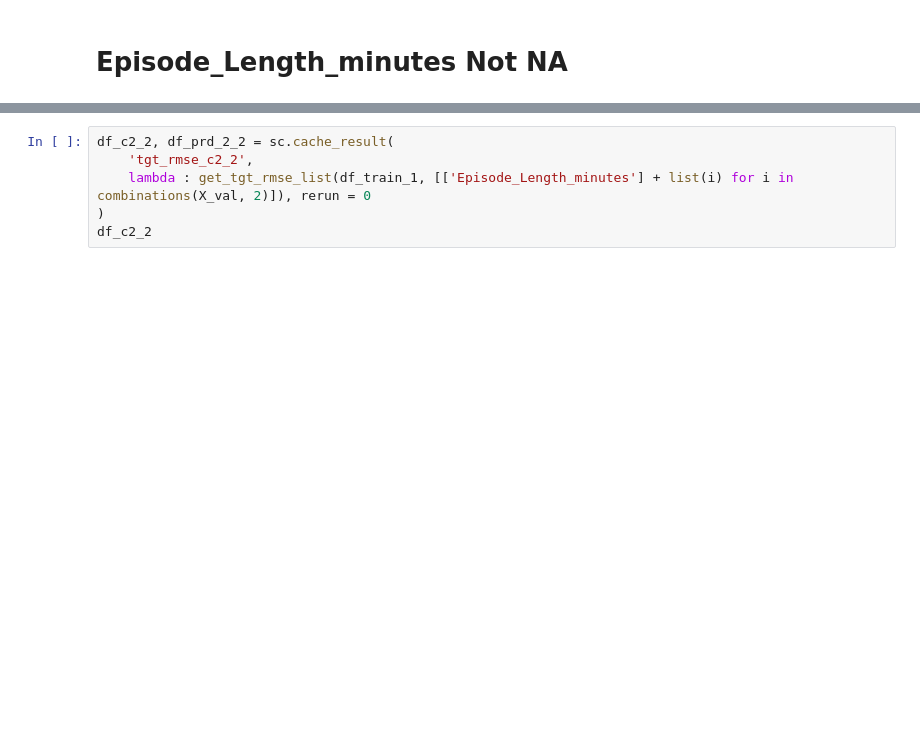
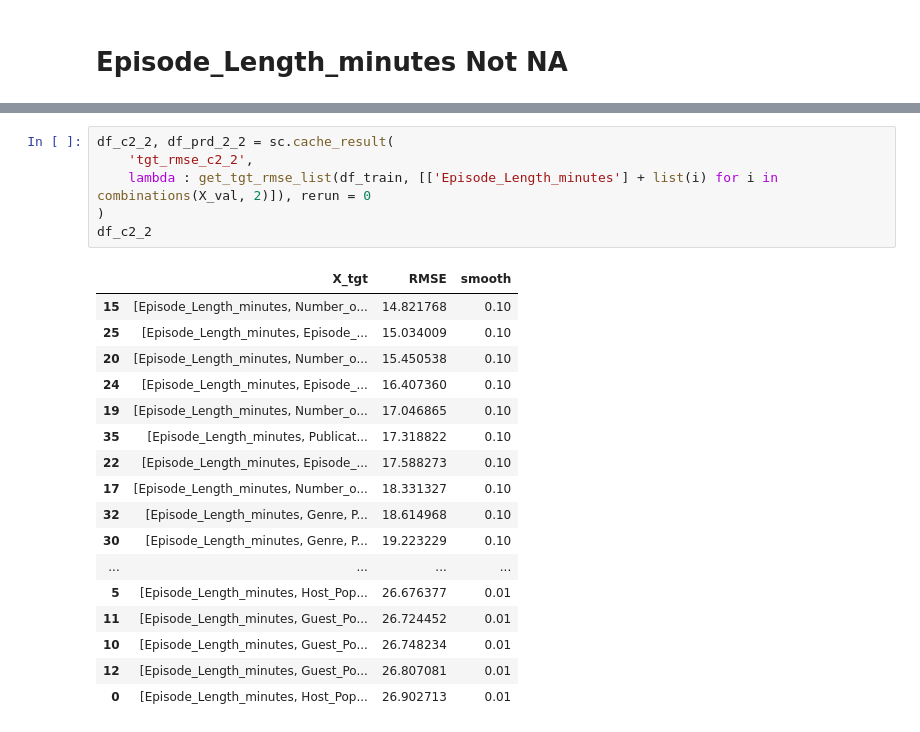
Before and after one commit to sunkusun9/sunkusun9, a Jupyter notebook: kaggle/PGS5/PGS5_ep4/1-4 Target Encoding2.ipynb, the cells around one changed output, grey strips where cells are left out. Cells and saved outputs as stored; diff of their text form; blank space fills up the shorter version.

```diff
--- a/kaggle/PGS5/PGS5_ep4/1-4 Target Encoding2.ipynb
+++ b/kaggle/PGS5/PGS5_ep4/1-4 Target Encoding2.ipynb
@@ -199,6 +254,24 @@ df_c1_2
 # %%
 df_c2_2, df_prd_2_2 = sc.cache_result(
     'tgt_rmse_c2_2',
-    lambda : get_tgt_rmse_list(df_train_1, [['Episode_Length_minutes'] + list(i) for i in combinations(X_val, 2)]), rerun = 0
+    lambda : get_tgt_rmse_list(df_train, [['Episode_Length_minutes'] + list(i) for i in combinations(X_val, 2)]), rerun = 0
 )
 df_c2_2
+# %% [output]
+|  | X_tgt | RMSE | smooth |
+| 15 | [Episode_Length_minutes, Number_o... | 14.821768 | 0.10 |
+| 25 | [Episode_Length_minutes, Episode_... | 15.034009 | 0.10 |
+| 20 | [Episode_Length_minutes, Number_o... | 15.450538 | 0.10 |
+| 24 | [Episode_Length_minutes, Episode_... | 16.407360 | 0.10 |
+| 19 | [Episode_Length_minutes, Number_o... | 17.046865 | 0.10 |
+| 35 | [Episode_Length_minutes, Publicat... | 17.318822 | 0.10 |
+| 22 | [Episode_Length_minutes, Episode_... | 17.588273 | 0.10 |
+| 17 | [Episode_Length_minutes, Number_o... | 18.331327 | 0.10 |
+| 32 | [Episode_Length_minutes, Genre, P... | 18.614968 | 0.10 |
+| 30 | [Episode_Length_minutes, Genre, P... | 19.223229 | 0.10 |
+| ... | ... | ... | ... |
+| 5 | [Episode_Length_minutes, Host_Pop... | 26.676377 | 0.01 |
+| 11 | [Episode_Length_minutes, Guest_Po... | 26.724452 | 0.01 |
+| 10 | [Episode_Length_minutes, Guest_Po... | 26.748234 | 0.01 |
+| 12 | [Episode_Length_minutes, Guest_Po... | 26.807081 | 0.01 |
+| 0 | [Episode_Length_minutes, Host_Pop... | 26.902713 | 0.01 |
```
Also changed, not shown: parts of 24 cells of this notebook, 1 other file.
